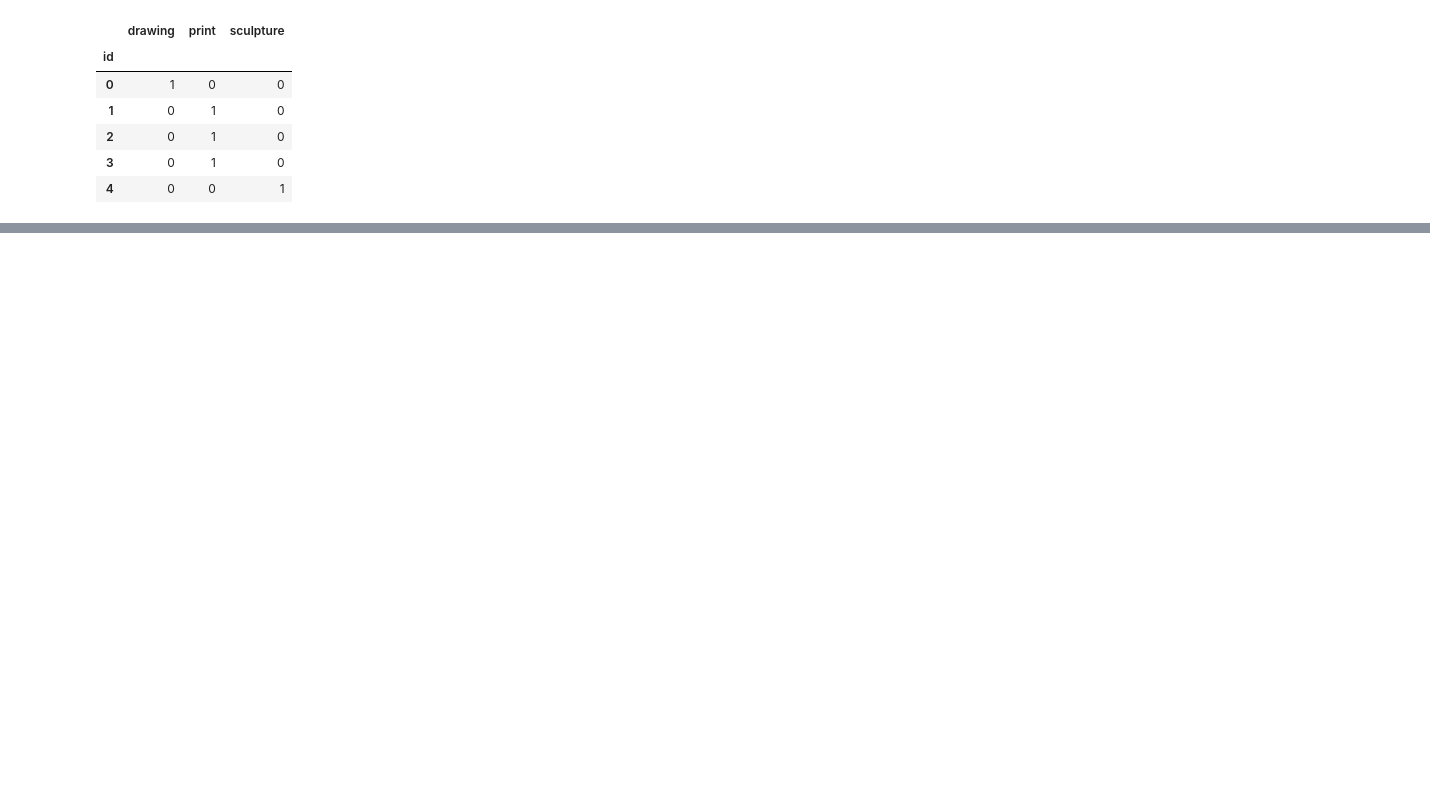
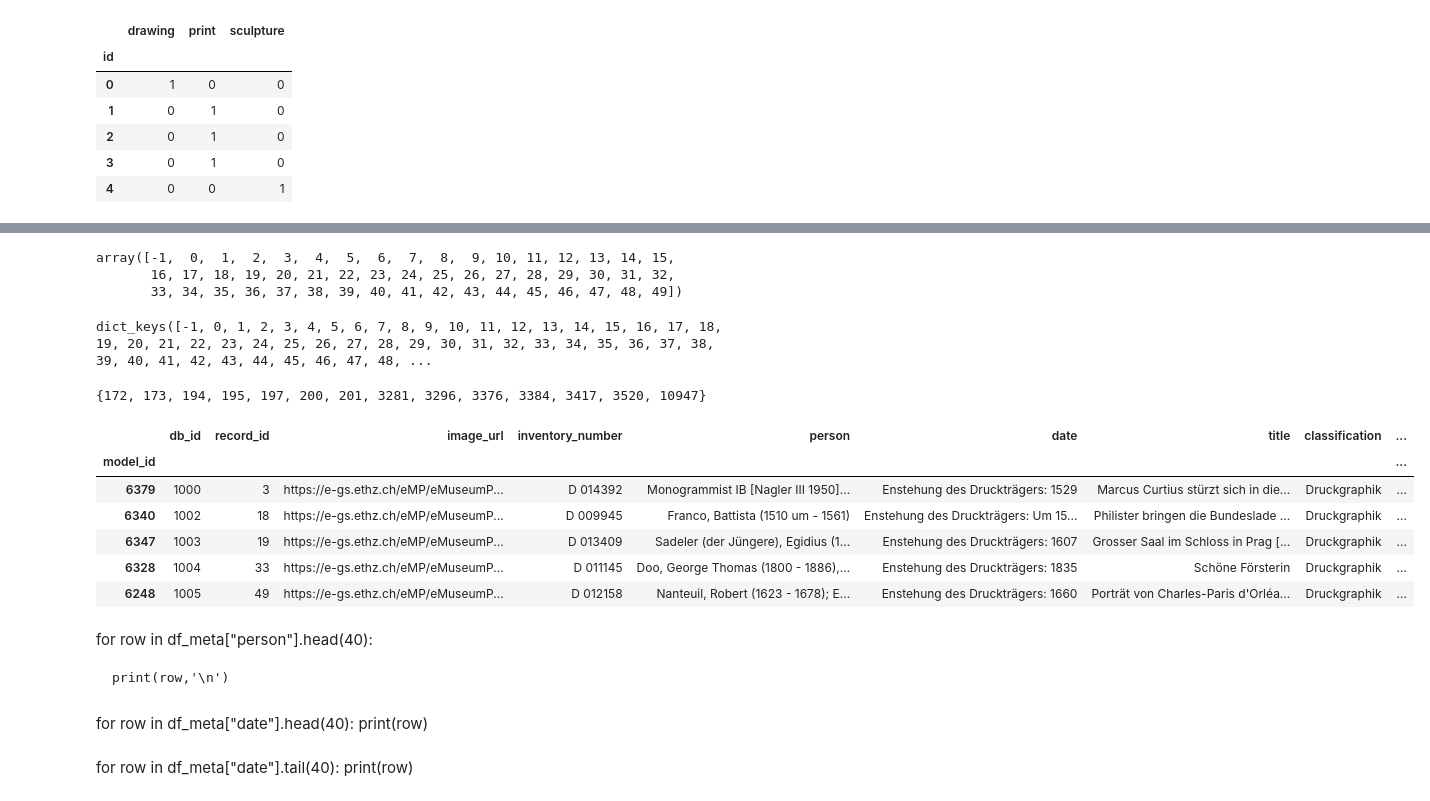
Before and after one commit to eth-library-lab/open-image-search, a Jupyter notebook: search-model/notebooks/exploration__topk_with_exclusions.ipynb, the cells around one changed output, grey strips where cells are left out. Cells and saved outputs as stored; diff of their text form; code cells hidden in the pictures; blank space fills up the shorter version.

```diff
--- a/search-model/notebooks/exploration__topk_with_exclusions.ipynb
+++ b/search-model/notebooks/exploration__topk_with_exclusions.ipynb
@@ -165,0 +391,7 @@ top_k_with_exclusions(topk, query_1, exclusions, k)
+# %%
+# create a map from record_indices to model_indices
+df_fpath = df_feat.iloc[:,[0]]
+df_fpath = df_fpath.rename(columns={0:"fpath"})
+df_fpath['record_id'] = df_fpath["fpath"].str.rsplit(pat="/", n=1, expand=True)[1]
+df_fpath['record_id'] = df_fpath['record_id'].str.split(pat=".", n=1, expand=True)[0]
+map_record_id_model_id = dict(zip(df_fpath['record_id'].astype(int).to_list(), list(df_fpath.index)))
@@ -165,0 +406,9 @@ top_k_with_exclusions(topk, query_1, exclusions, k)
+# %%
+# load metadata
+fpath = "../data/processed/ethz/fixtures/ImageMetadata.json"
+
+with open(fpath, "r") as f:
+    metadata = json.load(f)
+
+df_meta = make_df_from_fixture(metadata)
+df_meta.shape
@@ -165,0 +428,12 @@ top_k_with_exclusions(topk, query_1, exclusions, k)
+# %%
+df_meta.index = df_meta.index.rename("db_id")
+
+df_meta["model_id"] = df_meta["record_id"].map(map_record_id_model_id)
+
+# set as pandas nullable int type
+df_meta["model_id"] = df_meta["model_id"].astype("Int64")
+
+# filter out model nans
+df_meta = df_meta.loc[df_meta["model_id"].notna(),:]
+# set model_id as index
+df_meta = df_meta.reset_index().set_index("model_id")
@@ -165,0 +471,6 @@ top_k_with_exclusions(topk, query_1, exclusions, k)
+# %%
+np.sort(ser_enco.unique())
+# %% [output]
+array([-1,  0,  1,  2,  3,  4,  5,  6,  7,  8,  9, 10, 11, 12, 13, 14, 15,
+       16, 17, 18, 19, 20, 21, 22, 23, 24, 25, 26, 27, 28, 29, 30, 31, 32,
+       33, 34, 35, 36, 37, 38, 39, 40, 41, 42, 43, 44, 45, 46, 47, 48, 49])
@@ -165,0 +480,28 @@ top_k_with_exclusions(topk, query_1, exclusions, k)
+# %%
+class_record_dict.keys()
+# %% [output]
+dict_keys([-1, 0, 1, 2, 3, 4, 5, 6, 7, 8, 9, 10, 11, 12, 13, 14, 15, 16, 17, 18, 19, 20, 21, 22, 23, 24, 25, 26, 27, 28, 29, 30, 31, 32, 33, 34, 35, 36, 37, 38, 39, 40, 41, 42, 43, 44, 45, 46, 47, 48, ...
+# %%
+class_record_dict[6]
+# %% [output]
+{172, 173, 194, 195, 197, 200, 201, 3281, 3296, 3376, 3384, 3417, 3520, 10947}
+# %%
+df_meta.head()
+# %% [output]
+|  | db_id | record_id | image_url | inventory_number | person | date | title | classification | ... |
+| model_id |  |  |  |  |  |  |  |  | ... |
+| 6379 | 1000 | 3 | https://e-gs.ethz.ch/eMP/eMuseumP... | D 014392 | Monogrammist IB [Nagler III 1950]... | Enstehung des Druckträgers: 1529 | Marcus Curtius stürzt sich in die... | Druckgraphik | ... |
+| 6340 | 1002 | 18 | https://e-gs.ethz.ch/eMP/eMuseumP... | D 009945 | Franco, Battista (1510 um - 1561) | Enstehung des Druckträgers: Um 15... | Philister bringen die Bundeslade ... | Druckgraphik | ... |
+| 6347 | 1003 | 19 | https://e-gs.ethz.ch/eMP/eMuseumP... | D 013409 | Sadeler (der Jüngere), Egidius (1... | Enstehung des Druckträgers: 1607 | Grosser Saal im Schloss in Prag [... | Druckgraphik | ... |
+| 6328 | 1004 | 33 | https://e-gs.ethz.ch/eMP/eMuseumP... | D 011145 | Doo, George Thomas (1800 - 1886),... | Enstehung des Druckträgers: 1835 | Schöne Försterin | Druckgraphik | ... |
+| 6248 | 1005 | 49 | https://e-gs.ethz.ch/eMP/eMuseumP... | D 012158 | Nanteuil, Robert (1623 - 1678); E... | Enstehung des Druckträgers: 1660 | Porträt von Charles-Paris d'Orléa... | Druckgraphik | ... |
+# %% [markdown]
+for row in df_meta["person"].head(40):
+
+    print(row,'\n')
+# %% [markdown]
+for row in df_meta["date"].head(40):
+    print(row)
+# %% [markdown]
+for row in df_meta["date"].tail(40):
+    print(row)
```
Also changed, not shown: parts of 56 cells of this notebook.
